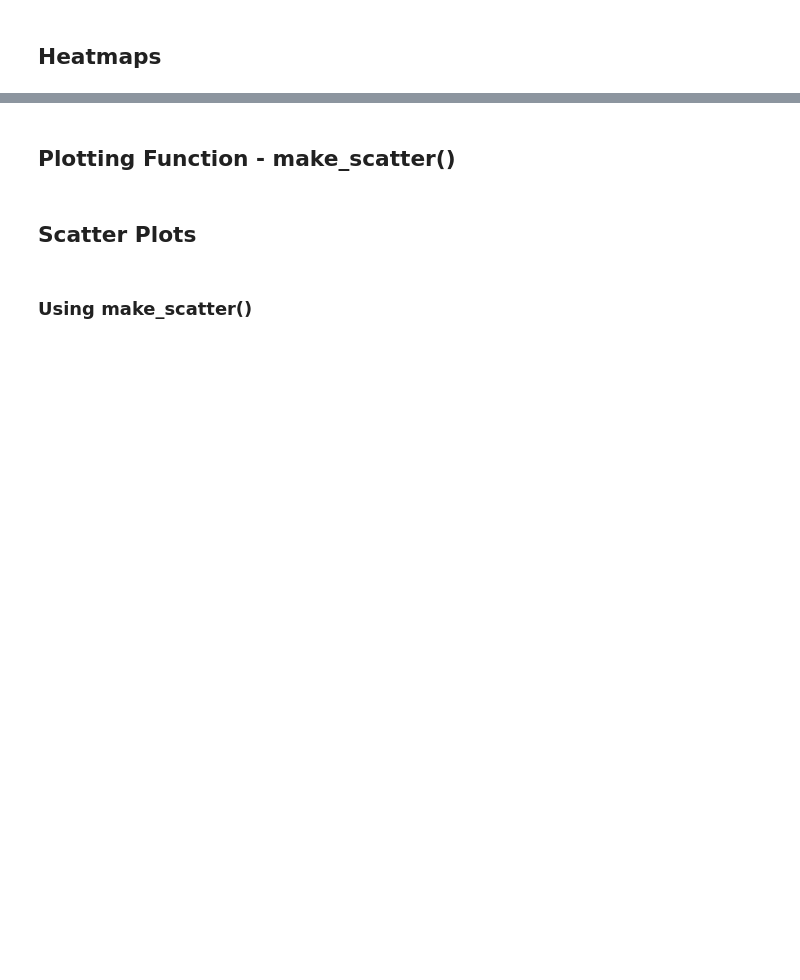
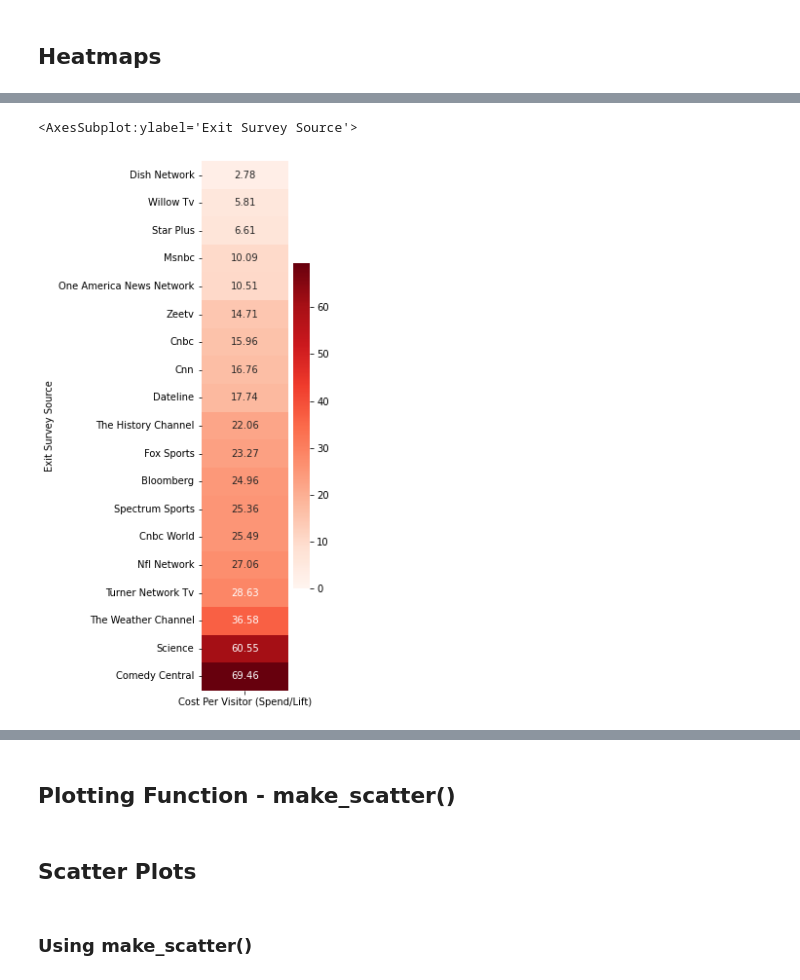
Before and after one commit to papir805/telepulse_ad_campaign_report, a Jupyter notebook: takehome_quiz_answers.ipynb, the cells around one changed output, grey strips where cells are left out. Cells and saved outputs as stored; diff of their text form; code cells hidden in the pictures; blank space fills up the shorter version.

```diff
--- a/takehome_quiz_answers.ipynb
+++ b/takehome_quiz_answers.ipynb
@@ -572,6 +834,9 @@ sns.heatmap(report_for_client[['Cost Per Acquisition (Spend/Purchases)']].sort_v
 # %%
 fig, ax = plt.subplots(1,1,figsize=(2,10))
-sns.heatmap(report_for_client[['Cost Per Visitor (Spend/Lift)']].sort_values(by='Cost Per Visitor (Spend/Lift)', ascending=False), annot=True, cmap='Reds', vmin=0, fmt='g')
+sns.heatmap(report_for_client[['Cost Per Visitor (Spend/Lift)']].sort_values(by='Cost Per Visitor (Spend/Lift)', ascending=True), annot=True, cmap='Reds', vmin=0, fmt='g')
+# %% [output]
+<AxesSubplot:ylabel='Exit Survey Source'>
+[figure, added]
 # %%
 #fig, ax = plt.subplots(1,1,figsize=(10,10))
 sns.heatmap(report_for_client[['Cost Per Acquisition (Spend/Purchases)', 'Cost Per Visitor (Spend/Lift)']], annot=True, cmap='Reds', vmin=0, fmt='g')
```
Also changed, not shown: parts of 82 cells of this notebook, 7 other files.
